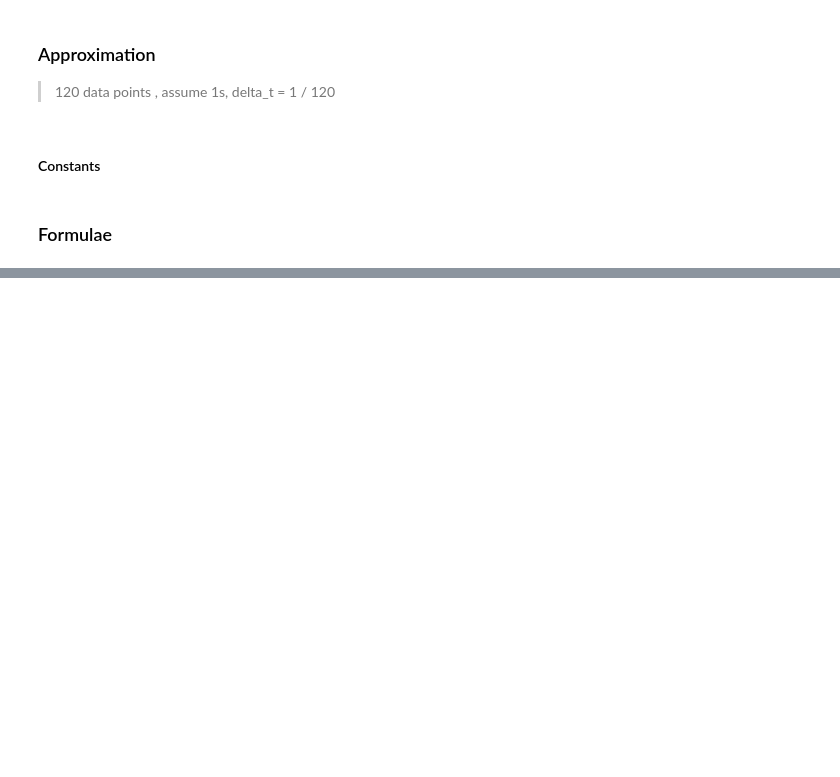
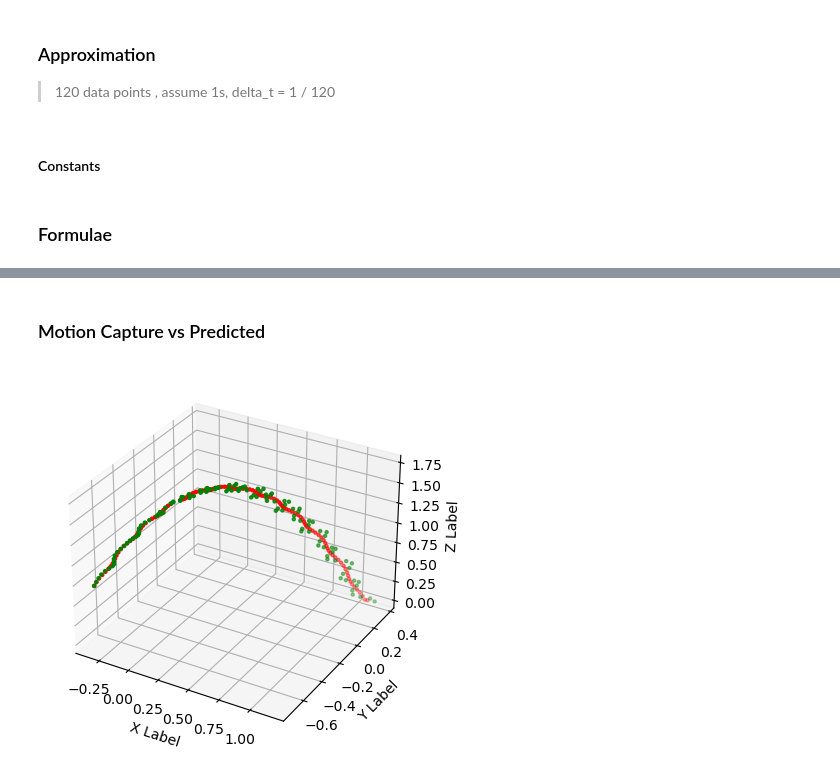
Before and after one commit to kirankigi5/ball_tracking, a Jupyter notebook: ball_tracking.ipynb, the cells around one changed output, grey strips where cells are left out. Cells and saved outputs as stored; diff of their text form; code cells hidden in the pictures; blank space fills up the shorter version.

```diff
--- a/ball_tracking.ipynb
+++ b/ball_tracking.ipynb
@@ -145,0 +245,21 @@ def pos_step_k_plus_1(pos_step_k, vel_step_k_plus_1, dt):
+# %% [markdown]
+### Motion Capture vs Predicted
+# %%
+fig = plt.figure()
+
+ax = fig.add_subplot(111, projection='3d')
+
+ax.scatter(motion_capture_data_array[:,0], motion_capture_data_array[:,1], motion_capture_data_array[:,2], c='r', marker='.')
+ax.scatter(predicted_data_array[:,0], predicted_data_array[:,1], predicted_data_array[:,2], c='g', marker='.')
+
+
+
+ax.set_xlabel('X Label')
+
+ax.set_ylabel('Y Label')
+
+ax.set_zlabel('Z Label')
+
+plt.show()
+# %% [output]
+[figure, added]
```
Also changed, not shown: parts of 8 cells of this notebook, 1 other file.
